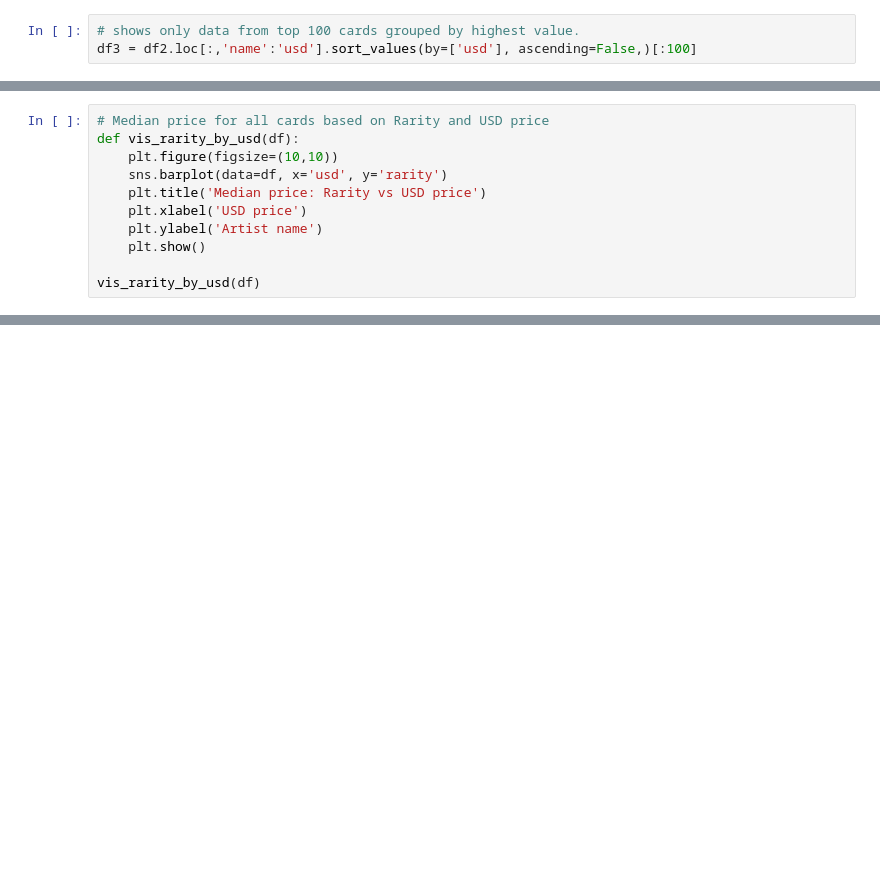
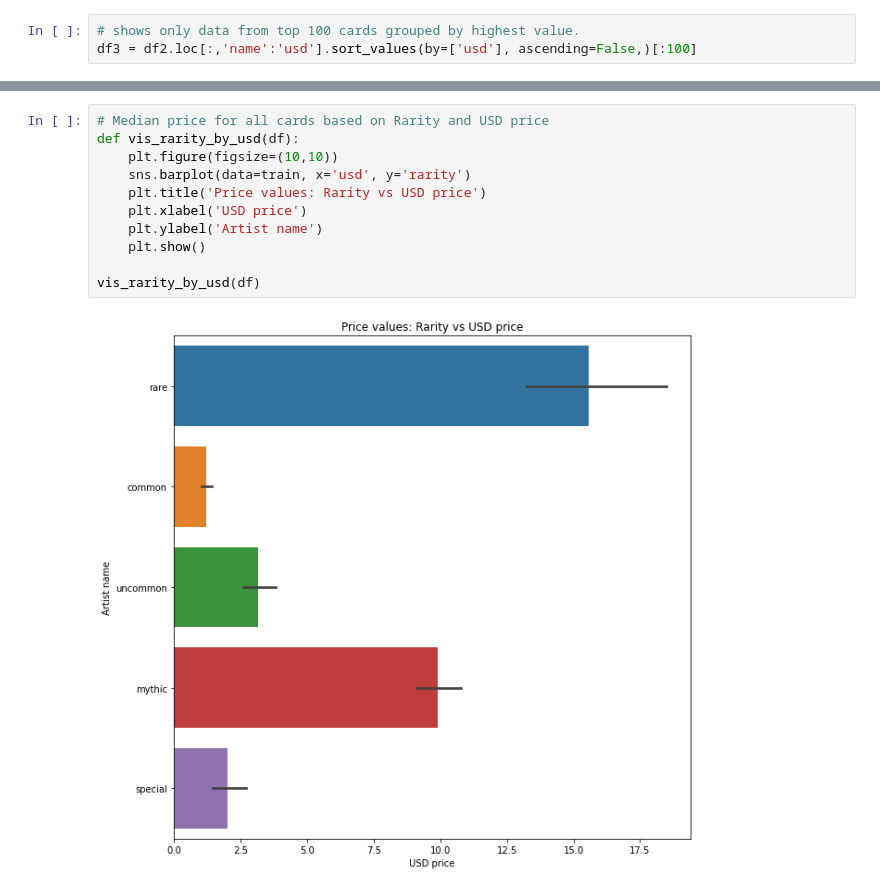
Before and after one commit to Jemison-DavidJasonStephenVasiliy/MTG-Project, a Jupyter notebook: David/David_Final_Notebook.ipynb, the cells around one changed output, grey strips where cells are left out. Saved outputs shown, nothing was run; the diff lists cells and outputs as text; blank space fills up the shorter version.

```diff
--- a/David/David_Final_Notebook.ipynb
+++ b/David/David_Final_Notebook.ipynb
@@ -96,11 +94,0 @@ vis_artist_by_usd(df3)
-# %%
-# Median price for all cards based on Rarity and USD price
-def vis_rarity_by_usd(df):
-    plt.figure(figsize=(10,10))
-    sns.barplot(data=df, x='usd', y='rarity')
-    plt.title('Median price: Rarity vs USD price')
-    plt.xlabel('USD price')
-    plt.ylabel('Artist name')
-    plt.show()
-
-vis_rarity_by_usd(df)
@@ -184,0 +175,13 @@ Definitely looks like the card type has an effect.
+# %%
+# Median price for all cards based on Rarity and USD price
+def vis_rarity_by_usd(df):
+    plt.figure(figsize=(10,10))
+    sns.barplot(data=train, x='usd', y='rarity')
+    plt.title('Price values: Rarity vs USD price')
+    plt.xlabel('USD price')
+    plt.ylabel('Artist name')
+    plt.show()
+
+vis_rarity_by_usd(df)
+# %% [output]
+[figure, added]
```
Also changed, not shown: parts of 35 cells of this notebook.
